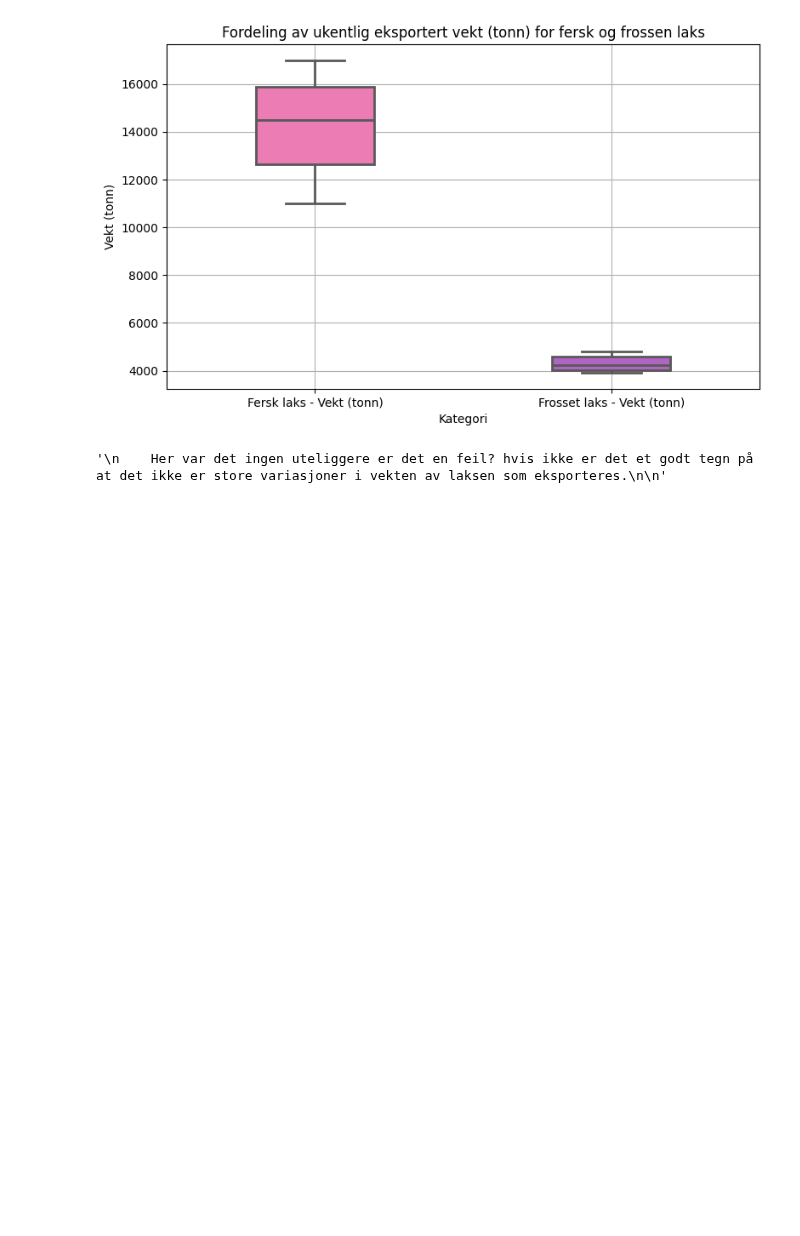
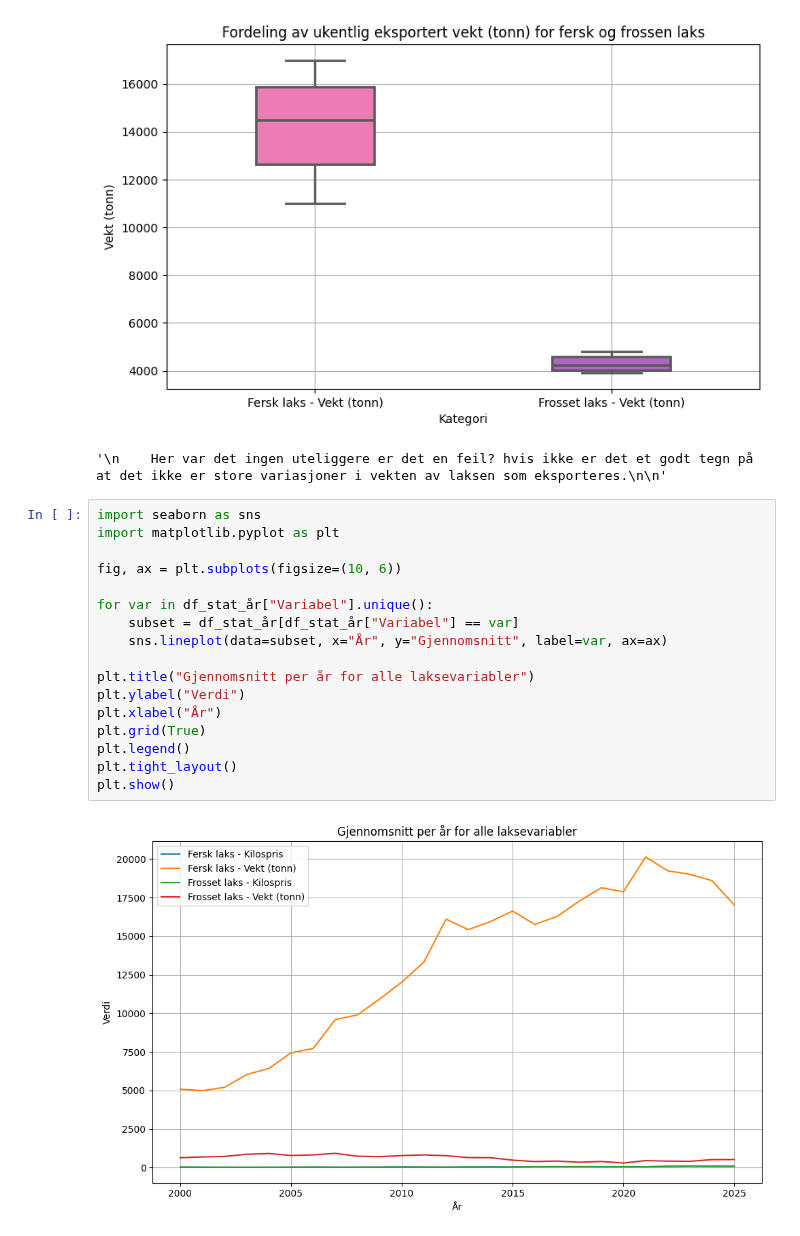
Before and after one commit to selmabn628/prosjekt-programmering, a Jupyter notebook: notebooks/Oppgave 4/Statistisk_dataanalyse_.ipynb, the cells around one changed output. Cells and saved outputs as stored; diff of their text form; blank space fills up the shorter version.

```diff
--- a/notebooks/Oppgave 4/Statistisk_dataanalyse_.ipynb
+++ b/notebooks/Oppgave 4/Statistisk_dataanalyse_.ipynb
@@ -363,3 +382,22 @@ Passing `palette` without assigning `hue` is deprecated and will be removed in v
   sns.boxplot(
 [figure]
 '\n    Her var det ingen uteliggere er det en feil? hvis ikke er det et godt tegn på at det ikke er store variasjoner i vekten av laksen som eksporteres.\n\n'
+# %%
+import seaborn as sns
+import matplotlib.pyplot as plt
+
+fig, ax = plt.subplots(figsize=(10, 6))
+
+for var in df_stat_år["Variabel"].unique():
+    subset = df_stat_år[df_stat_år["Variabel"] == var]
+    sns.lineplot(data=subset, x="År", y="Gjennomsnitt", label=var, ax=ax)
+
+plt.title("Gjennomsnitt per år for alle laksevariabler")
+plt.ylabel("Verdi")
+plt.xlabel("År")
+plt.grid(True)
+plt.legend()
+plt.tight_layout()
+plt.show()
+# %% [output]
+[figure, added]
```
Also changed, not shown: parts of 6 cells of this notebook.
